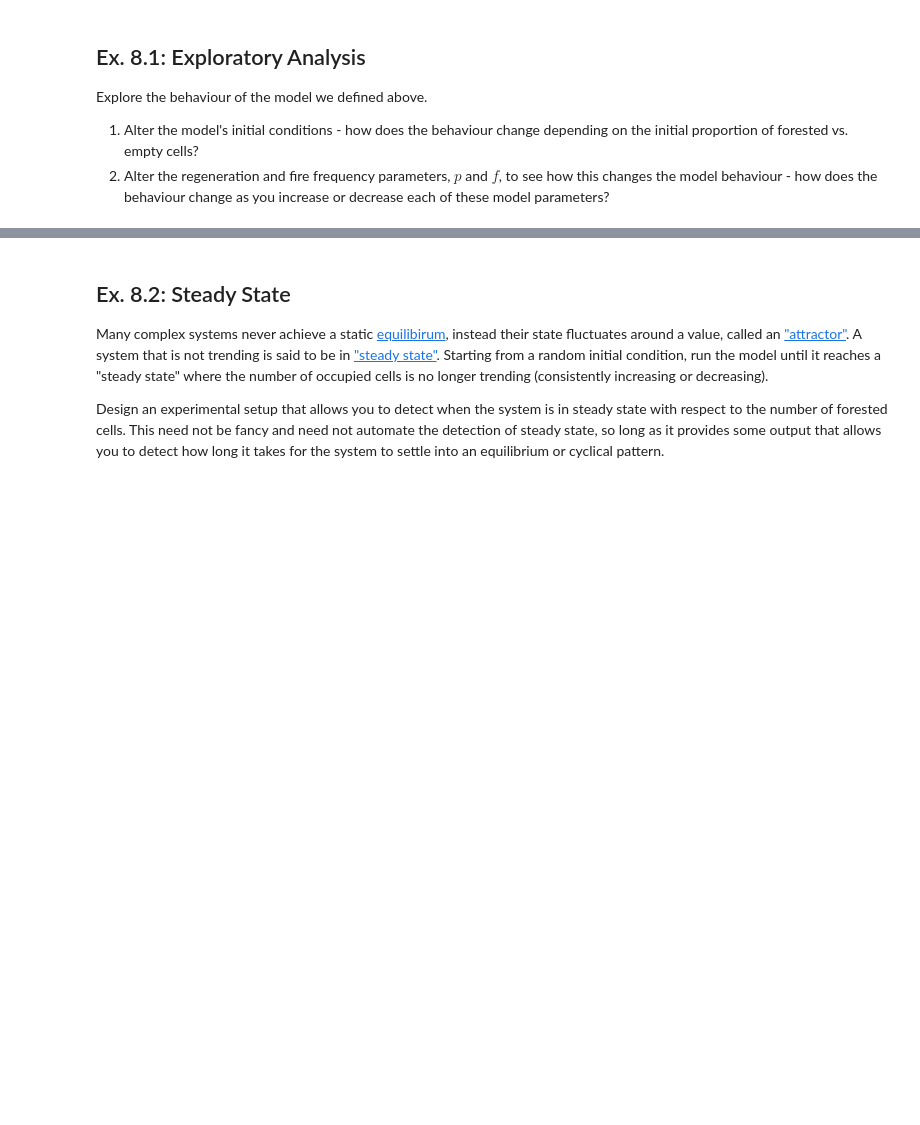
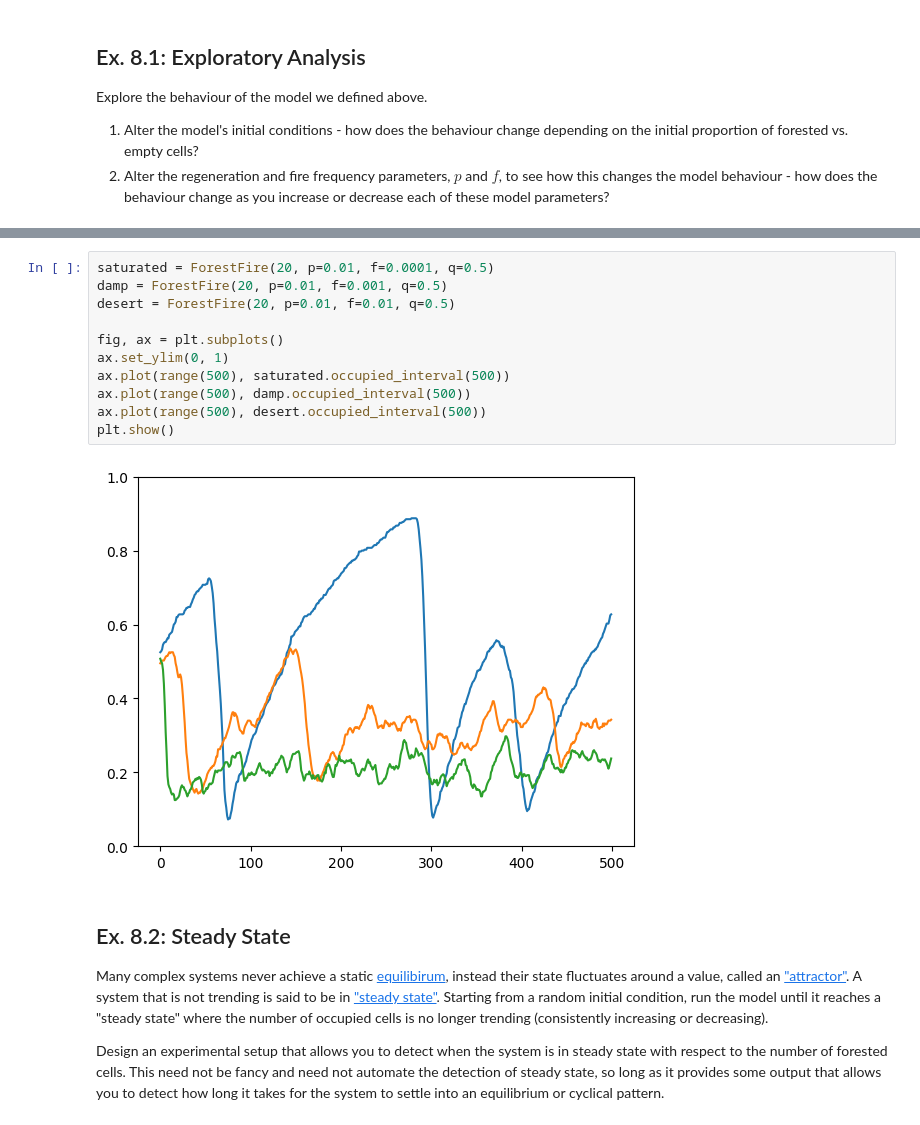
Before and after one commit to sammyfow/cap-comp215, a Jupyter notebook: labs/lab07-10-fire.ipynb, the cells around one changed output, grey strips where cells are left out. Drawn from its saved outputs; the diff is of its cells as text; blank space fills up the shorter version.

```diff
--- a/labs/lab07-10-fire.ipynb
+++ b/labs/lab07-10-fire.ipynb
@@ -307,3 +340,16 @@ Explore the behaviour of the model we defined above.
+# %%
+saturated = ForestFire(20, p=0.01, f=0.0001, q=0.5)
+damp = ForestFire(20, p=0.01, f=0.001, q=0.5)
+desert = ForestFire(20, p=0.01, f=0.01, q=0.5)
+
+fig, ax = plt.subplots()
+ax.set_ylim(0, 1)
+ax.plot(range(500), saturated.occupied_interval(500))
+ax.plot(range(500), damp.occupied_interval(500))
+ax.plot(range(500), desert.occupied_interval(500))
+plt.show()
+# %% [output]
+[figure, added]
 # %% [markdown]
 ## Ex. 8.2: Steady State
 Many complex systems never achieve a static [equilibirum](https://en.wikipedia.org/wiki/Mechanical_equilibrium), instead their state fluctuates around a value, called an ["attractor"](https://en.wikipedia.org/wiki/Attractor).  A system that is not trending is said to be in ["steady state"](https://en.wikipedia.org/wiki/Steady_state).
```
Also changed, not shown: parts of 7 cells of this notebook.
